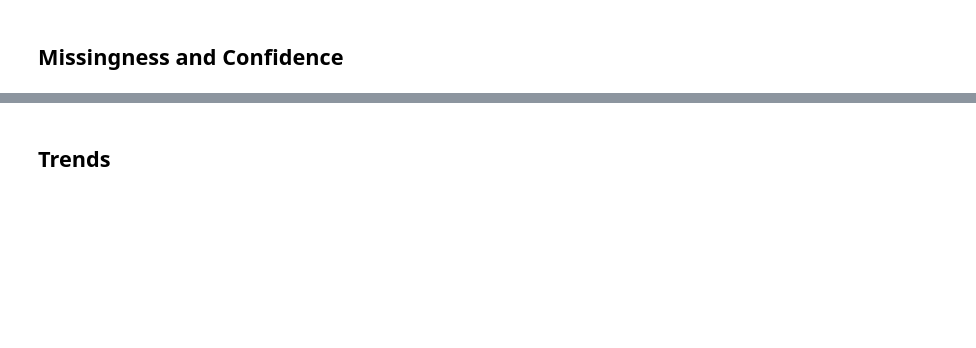
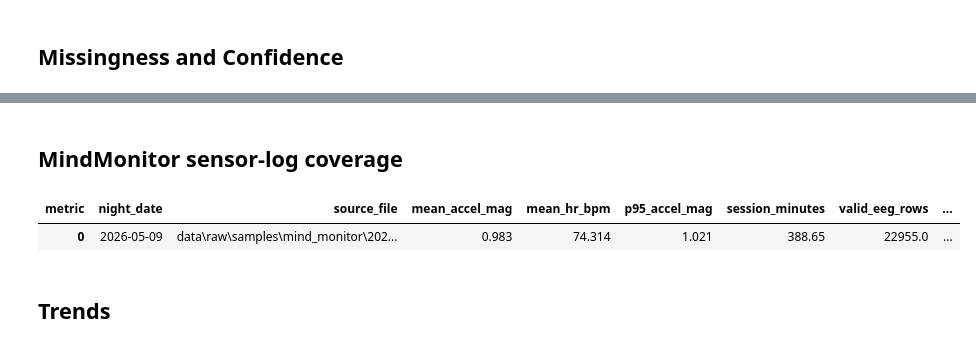
Before and after one commit to iMammal/somnaggregator, a Jupyter notebook: sample.ipynb, the cells around one changed output, grey strips where cells are left out. Cells and saved outputs as stored; diff of their text form; code cells hidden in the pictures; blank space fills up the shorter version.

```diff
--- a/sample.ipynb
+++ b/sample.ipynb
@@ -52,6 +52,17 @@ OUTPUTS_DIR = PROJECT_ROOT / "outputs"
 
 pd.set_option("display.max_columns", 100)
 pd.set_option("display.width", 160)
+
+MINDMONITOR_DEVICE = "Muse S MindMonitor"
+MINDMONITOR_COVERAGE_METRICS = [
+    "mindmonitor_session_minutes",
+    "mindmonitor_valid_eeg_rows",
+    "mindmonitor_valid_motion_rows",
+    "mindmonitor_valid_ppg_rows",
+    "mindmonitor_mean_hr_bpm",
+    "mindmonitor_mean_accel_mag",
+    "mindmonitor_p95_accel_mag",
+]
 # %% [markdown]
 ## OCR Diagnostics
 
@@ -210,3 +247,28 @@ else:
+# %% [markdown]
+## MindMonitor sensor-log coverage
+# %%
+mindmonitor_observations = observations[observations["device"].eq(MINDMONITOR_DEVICE)].copy()
+
+if mindmonitor_observations.empty:
+    print("No MindMonitor sensor-log observations available.")
+else:
+    mindmonitor_coverage = mindmonitor_observations[
+        mindmonitor_observations["metric"].isin(MINDMONITOR_COVERAGE_METRICS)
+    ].copy()
+    mindmonitor_coverage["value"] = pd.to_numeric(mindmonitor_coverage["value"], errors="coerce")
+    mindmonitor_coverage = mindmonitor_coverage.pivot_table(
+        index=["night_date", "source_file"],
+        columns="metric",
+        values="value",
+        aggfunc="first",
+    ).reset_index()
+    mindmonitor_coverage = mindmonitor_coverage.rename(
+        columns={metric: metric.removeprefix("mindmonitor_") for metric in MINDMONITOR_COVERAGE_METRICS}
+    )
+    display(mindmonitor_coverage)
+# %% [output]
+| metric | night_date | source_file | mean_accel_mag | mean_hr_bpm | p95_accel_mag | session_minutes | valid_eeg_rows | ... |
+| 0 | 2026-05-09 | data\raw\samples\mind_monitor\202... | 0.983 | 74.314 | 1.021 | 388.65 | 22955.0 | ... |
 # %% [markdown]
 ## Trends
 # %%
```
Also changed, not shown: parts of 9 cells of this notebook, 7 other files.
